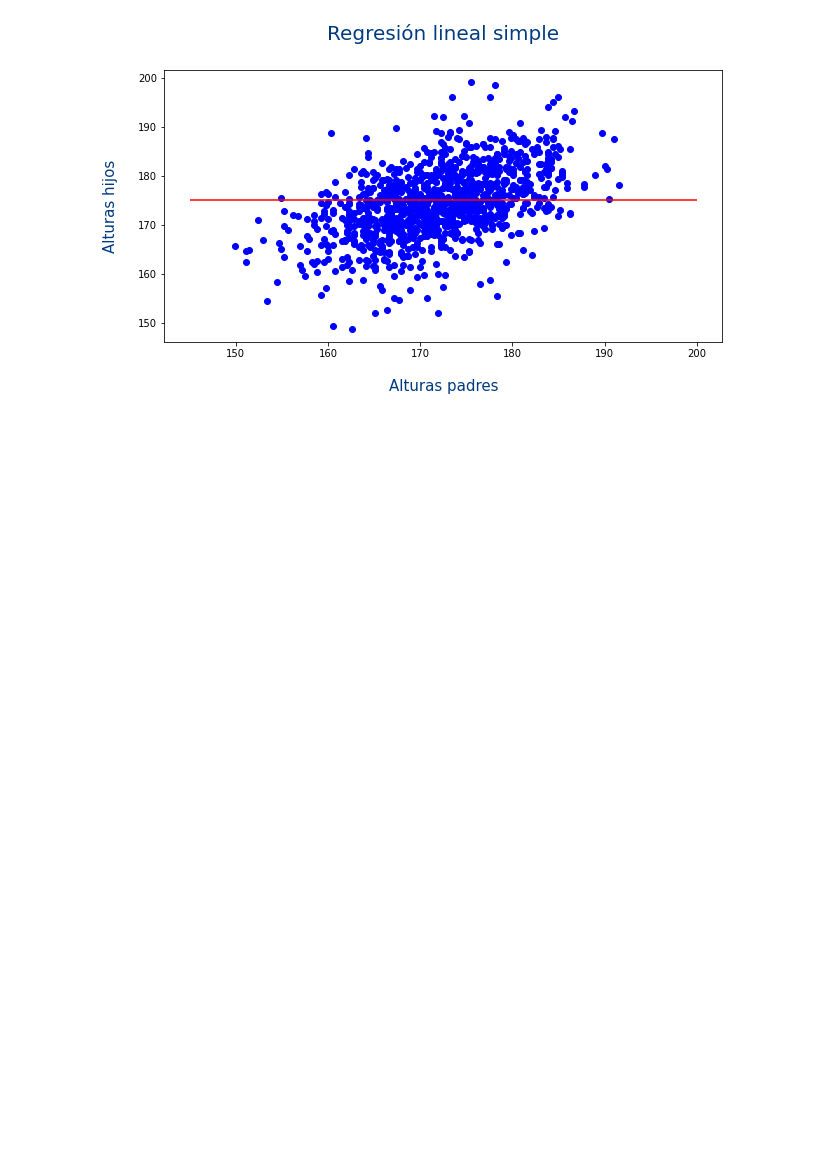
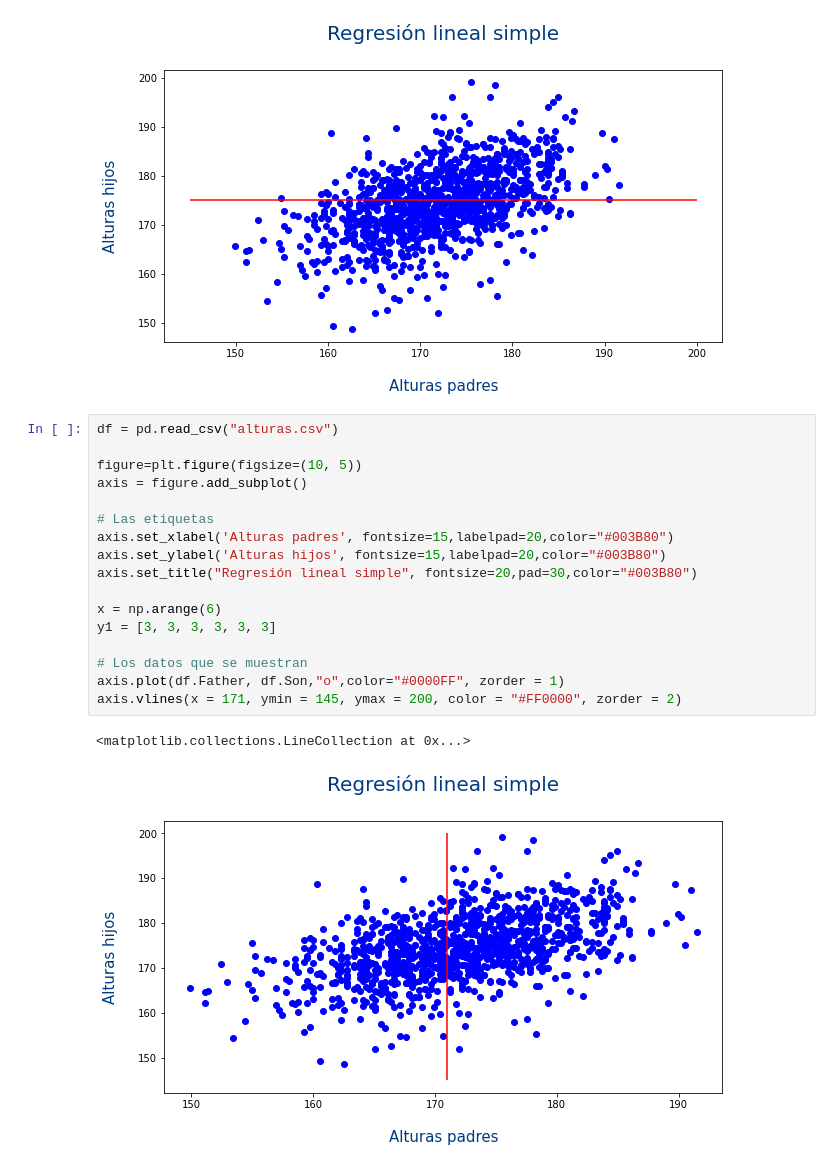
Before and after one commit to cesguiro/ML, a Jupyter notebook: Métricas/metricas_2.ipynb, the cells around one changed output. Saved outputs shown, nothing was run; the diff lists cells and outputs as text; blank space fills up the shorter version.

```diff
--- a/Métricas/metricas_2.ipynb
+++ b/Métricas/metricas_2.ipynb
@@ -91,3 +89,23 @@ axis.hlines(y = 175, xmin = 145, xmax = 200, color = "#FF0000", zorder = 2)
 # %% [output]
 <matplotlib.collections.LineCollection at 0x...>
 [figure]
+# %%
+df = pd.read_csv("alturas.csv")
+
+figure=plt.figure(figsize=(10, 5))
+axis = figure.add_subplot()
+
+# Las etiquetas
+axis.set_xlabel('Alturas padres', fontsize=15,labelpad=20,color="#003B80")
+axis.set_ylabel('Alturas hijos', fontsize=15,labelpad=20,color="#003B80")
+axis.set_title("Regresión lineal simple", fontsize=20,pad=30,color="#003B80")
+
+x = np.arange(6)
+y1 = [3, 3, 3, 3, 3, 3]
+
+# Los datos que se muestran
+axis.plot(df.Father, df.Son,"o",color="#0000FF", zorder = 1)
+axis.vlines(x = 171, ymin = 145, ymax = 200, color = "#FF0000", zorder = 2)
+# %% [output]
+<matplotlib.collections.LineCollection at 0x...>
+[figure, added]
```
Also changed, not shown: parts of 1 cell of this notebook, 11 other files.
